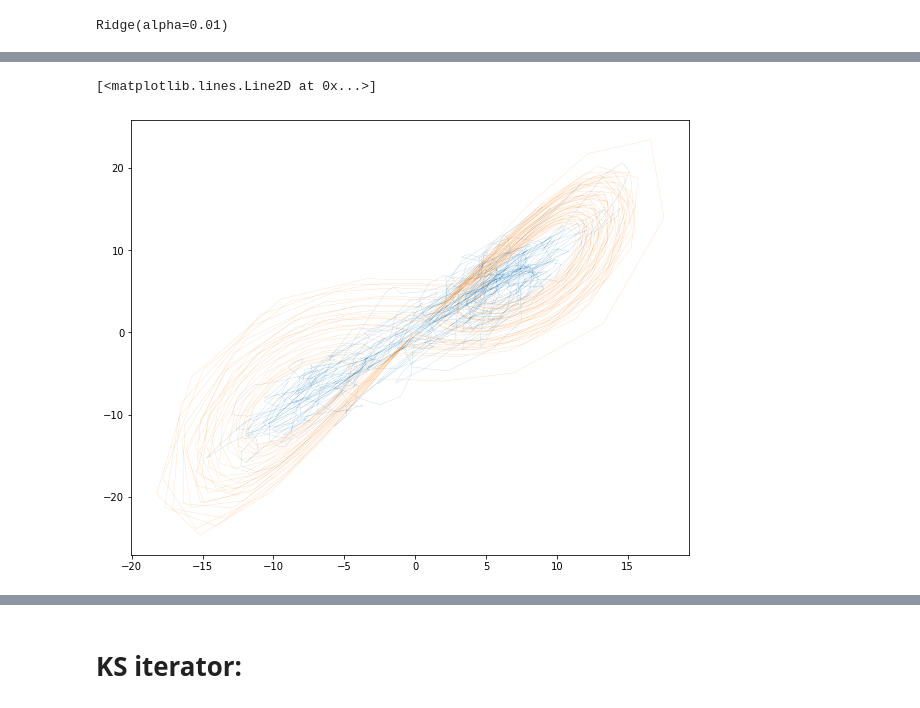
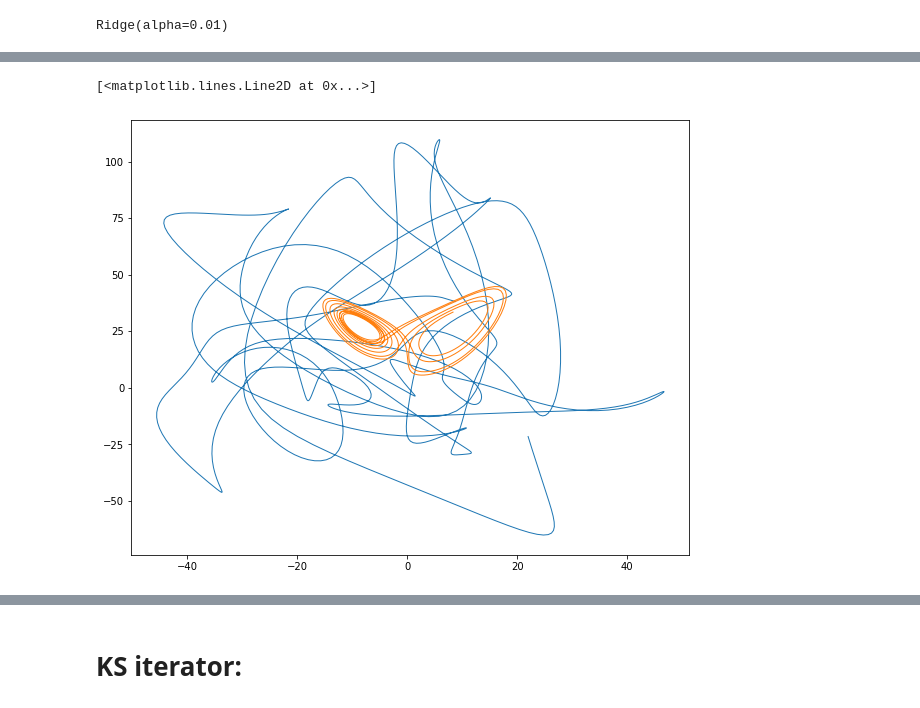
Before and after one commit to DuncDennis/rescomp, a Jupyter notebook: bin/lyapunov_exponents_testing/chaotic_system_as_reservoir.ipynb, the cells around one changed output, grey strips where cells are left out. Drawn from its saved outputs; the diff is of its cells as text; code cells hidden in the pictures.

```diff
--- a/bin/lyapunov_exponents_testing/chaotic_system_as_reservoir.ipynb
+++ b/bin/lyapunov_exponents_testing/chaotic_system_as_reservoir.ipynb
@@ -111,0 +171,13 @@ for i in range(1, time_steps):
+# %%
+for i in range(1, time_steps):
+    # baseline iteration:
+    results_L96[i, :] = _lorenz_96(results_L96[i - 1, :])*dt_L96 + results_L96[i - 1, :]
+
+    x_last_res = results_L96_coupled[i - 1, :]
+    x_last_in = results_L[i - 1, :]
+
+    x_add = w_in.dot(x_last_in)
+
+    inp = x_last_res + x_add
+    results_L96_coupled[i, :] = _lorenz_96(inp)*dt_L96 + results_L96_coupled[i - 1, :]
+    results_L[i, :] = f_L(x_last_in)
@@ -111,0 +186,14 @@ for i in range(1, time_steps):
+# %%
+# Coupled ODE:
+_lorenz_96_coupled = lambda r, x: _lorenz_96(r) + w_in.dot(x)
+# %%
+for i in range(1, time_steps):
+    # baseline iteration:
+    results_L96[i, :] = _lorenz_96(results_L96[i - 1, :])*dt_L96 + results_L96[i - 1, :]
+
+    x_last_in = results_L[i - 1, :]
+    x_last_res = results_L96_coupled[i - 1, :]
+
+    results_L96_coupled[i, :] = _lorenz_96_coupled(x_last_res, x_last_in)*dt_L96 + x_last_res
+
+    results_L[i, :] = f_L(x_last_in)
@@ -153,7 +249,7 @@ plt.legend()
 # %%
 # Try to fit the coupled to the output:
 sync_steps = 100
-train_steps = 3000
+train_steps = 6000
 test_steps = 1000
 
 x_sync = results_L96_coupled[: sync_steps, :]
@@ -190,7 +286,7 @@ array([[-4.0357832 , -3.52098166, 19.08770095],
 # %%
 plt.figure(figsize=(10, 8))
-plt.plot(y_test_pred[:, 0], y_test_pred[:, 1], linewidth=0.1)
-plt.plot(y_test[:, 0], y_test[:, 1], linewidth=0.1)
+plt.plot(y_test_pred[:, 0], y_test_pred[:, 2], linewidth=1)
+plt.plot(y_test[:, 0], y_test[:, 2], linewidth=1)
 # %% [output]
 [<matplotlib.lines.Line2D at 0x...>]
-[figure, old version]
+[figure, new version]
```
Also changed, not shown: parts of 26 cells of this notebook, 1 other file.
